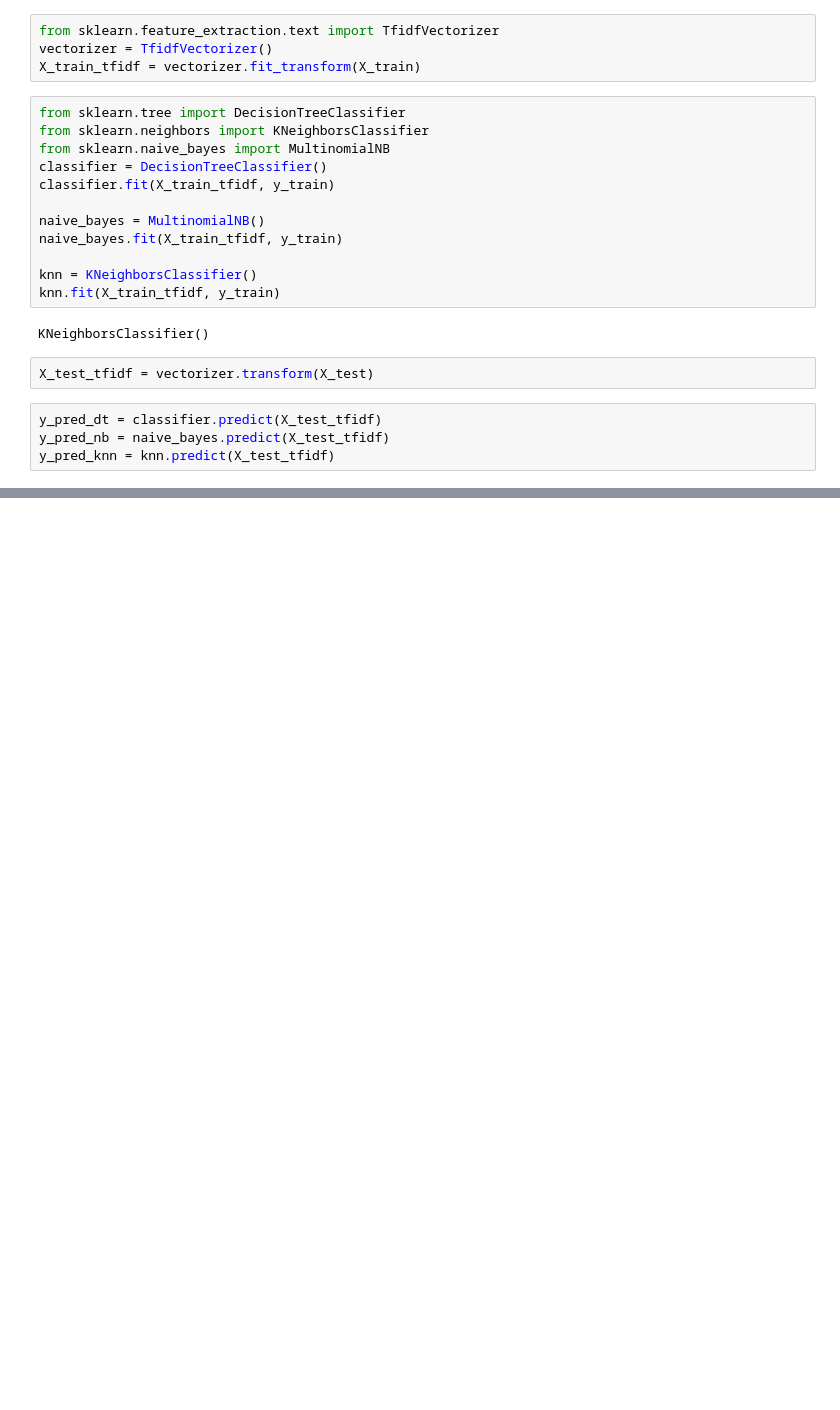
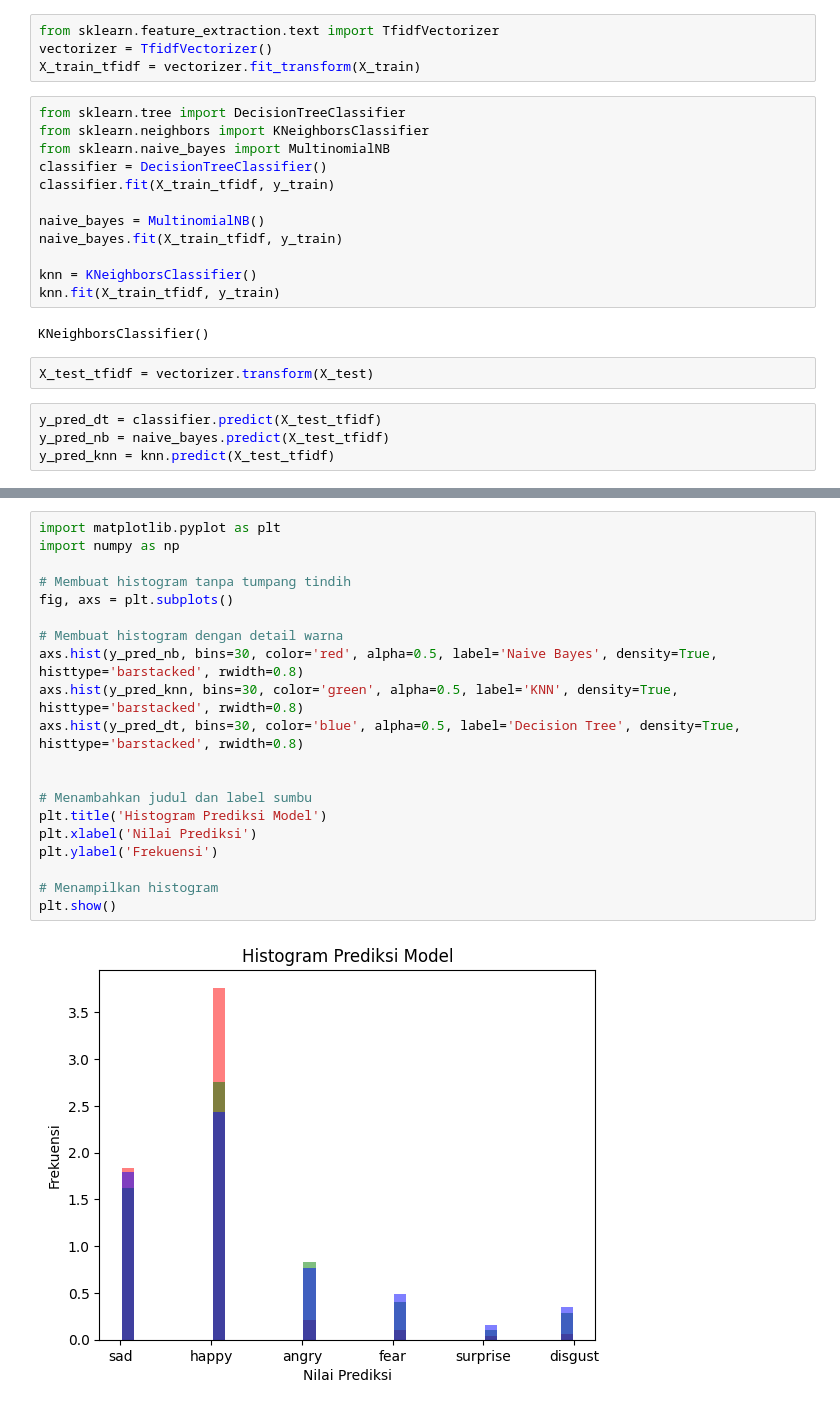
Before and after one commit to alvinmr/datamining-klp13, a Jupyter notebook: dt.ipynb, the cells around one changed output, grey strips where cells are left out. Drawn from its saved outputs; the diff is of its cells as text; blank space fills up the shorter version.

```diff
--- a/dt.ipynb
+++ b/dt.ipynb
@@ -106,0 +161,22 @@ weighted avg       0.65      0.65      0.64      1572
+# %%
+import matplotlib.pyplot as plt
+import numpy as np
+
+# Membuat histogram tanpa tumpang tindih
+fig, axs = plt.subplots()
+
+# Membuat histogram dengan detail warna
+axs.hist(y_pred_nb, bins=30, color='red', alpha=0.5, label='Naive Bayes', density=True, histtype='barstacked', rwidth=0.8)
+axs.hist(y_pred_knn, bins=30, color='green', alpha=0.5, label='KNN', density=True, histtype='barstacked', rwidth=0.8)
+axs.hist(y_pred_dt, bins=30, color='blue', alpha=0.5, label='Decision Tree', density=True, histtype='barstacked', rwidth=0.8)
+
+
+# Menambahkan judul dan label sumbu
+plt.title('Histogram Prediksi Model')
+plt.xlabel('Nilai Prediksi')
+plt.ylabel('Frekuensi')
+
+# Menampilkan histogram
+plt.show()
+# %% [output]
+[figure, added]
```
Also changed, not shown: parts of 7 cells of this notebook, 2 other files.
